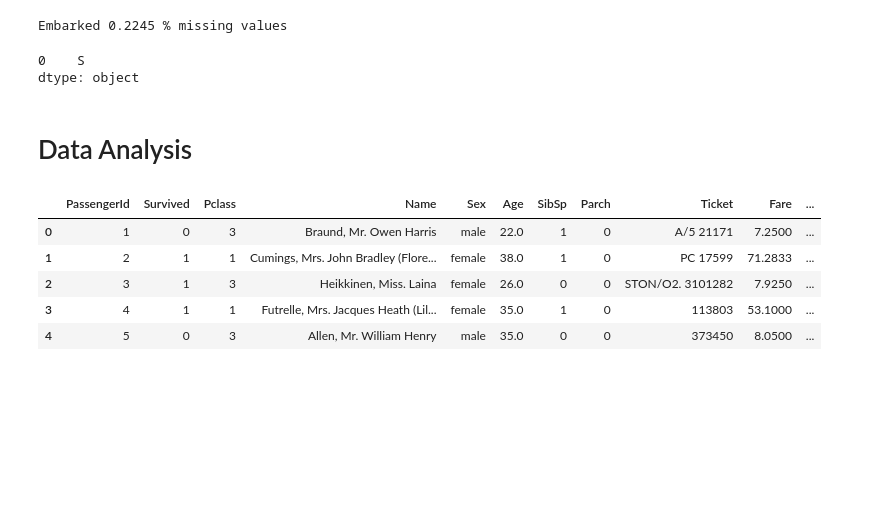
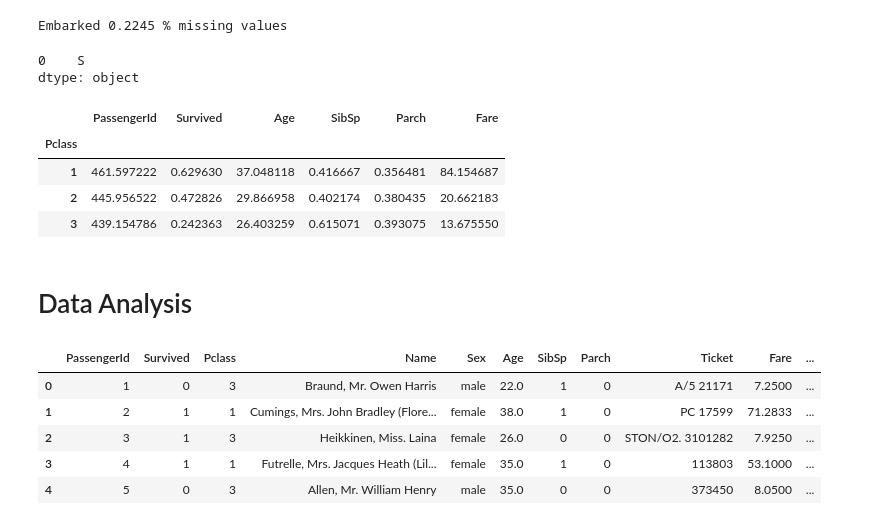
Before and after one commit to monisakhtar/ML, a Jupyter notebook: Titanic.ipynb, the cells around one changed output. Drawn from its saved outputs; the diff is of its cells as text; code cells hidden in the pictures; blank space fills up the shorter version.

```diff
--- a/Titanic.ipynb
+++ b/Titanic.ipynb
@@ -200,8 +206,5 @@ train_copy['Age'].isna().sum()
 # %% [output]
 0
-# %%
-# Replacing the age missing value with mean age.
-train['Age'].fillna(train['Age'].mean(), inplace = True)
 # %%
 Missing()
 # %% [output]
@@ -216,6 +219,14 @@ dtype: object
 train['Embarked'].fillna(train['Embarked'].mode()[0], inplace = True)
 # %%
 Missing()
+# %%
+train.groupby('Pclass').mean()
+# %% [output]
+|  | PassengerId | Survived | Age | SibSp | Parch | Fare |
+| Pclass |  |  |  |  |  |  |
+| 1 | 461.597222 | 0.629630 | 37.048118 | 0.416667 | 0.356481 | 84.154687 |
+| 2 | 445.956522 | 0.472826 | 29.866958 | 0.402174 | 0.380435 | 20.662183 |
+| 3 | 439.154786 | 0.242363 | 26.403259 | 0.615071 | 0.393075 | 13.675550 |
 # %% [markdown]
 # Data Analysis
 # %%
```
Also changed, not shown: parts of 17 cells of this notebook.
